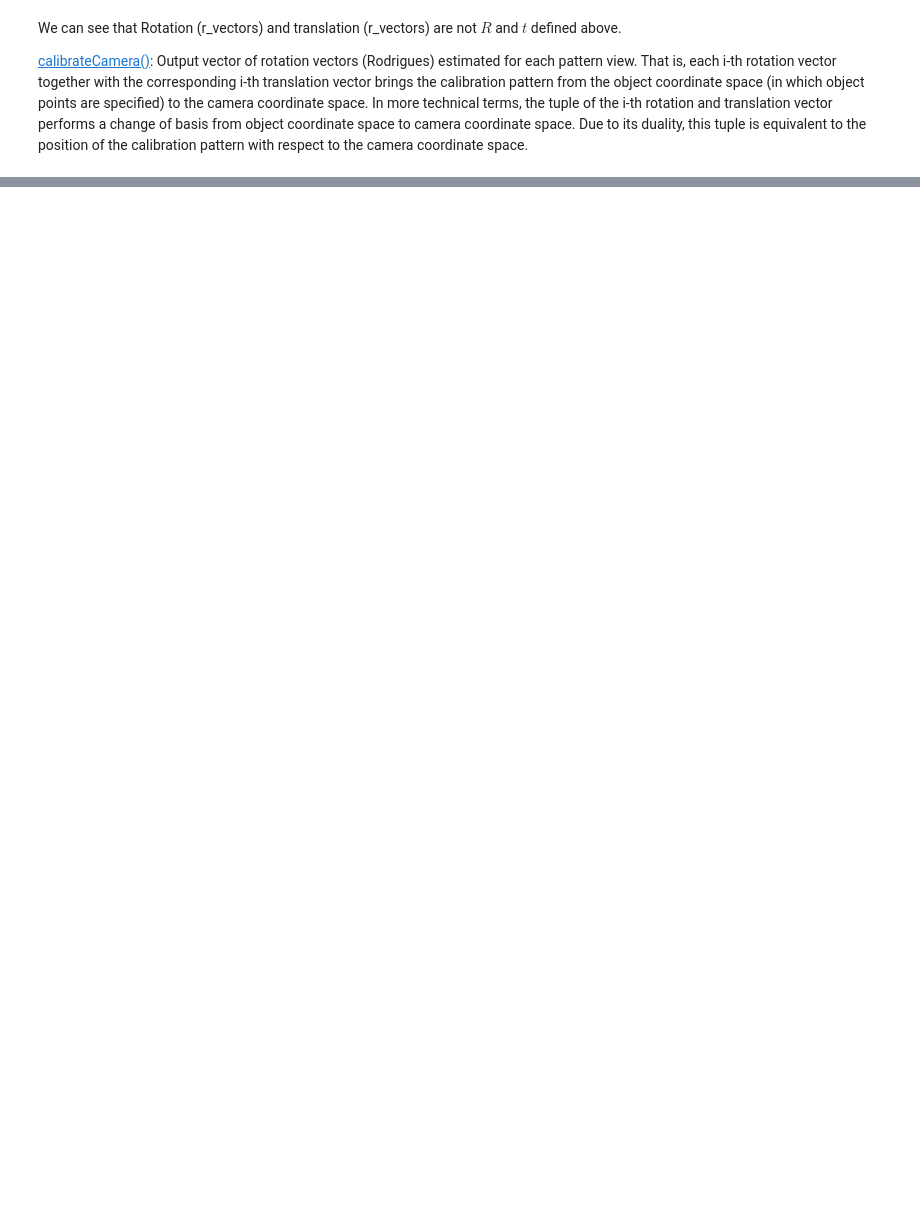
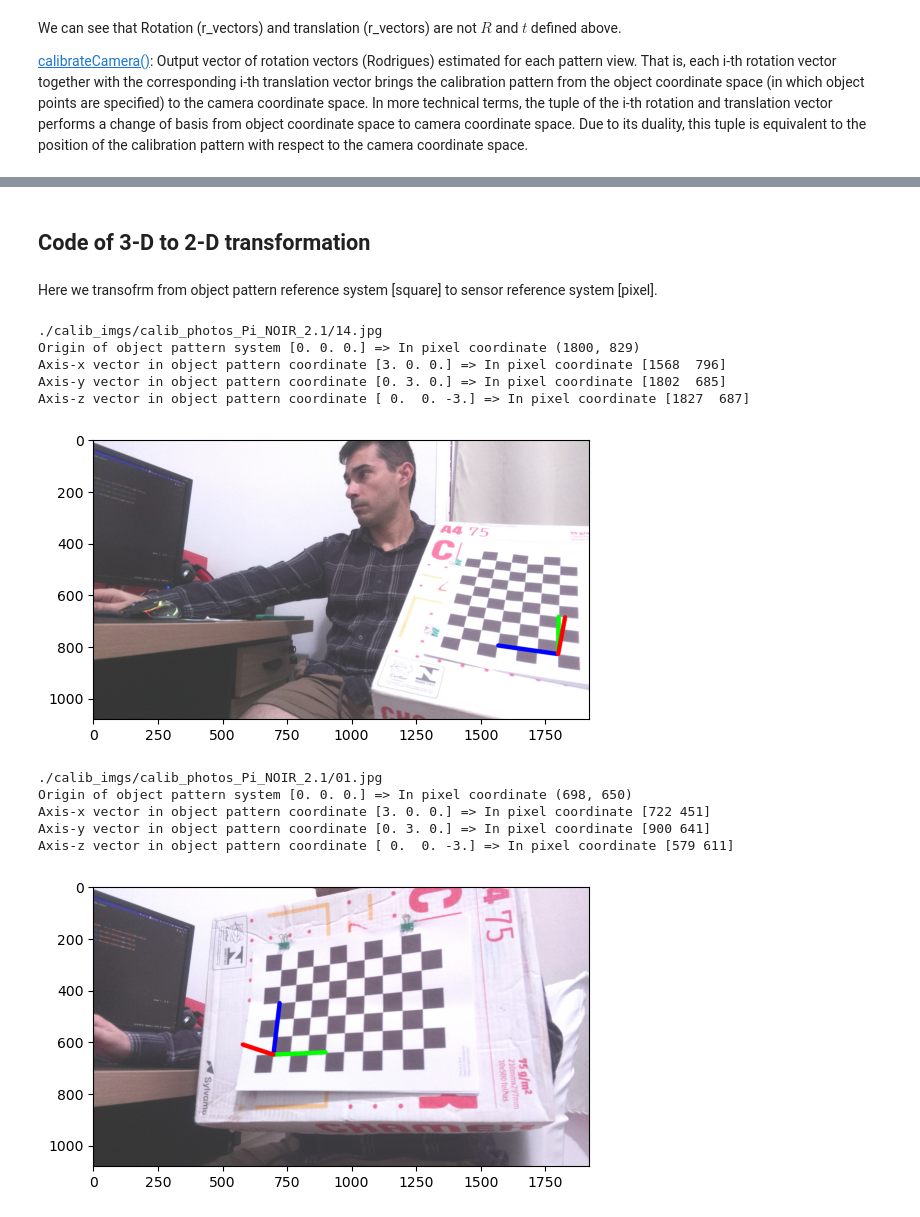
Before and after one commit to HumbertoDiego/lidar-experiments, a Jupyter notebook: Theory-PinholeCameraModel.ipynb, the cells around one changed output, grey strips where cells are left out. Drawn from its saved outputs; the diff is of its cells as text; code cells hidden in the pictures; blank space fills up the shorter version.

```diff
--- a/Theory-PinholeCameraModel.ipynb
+++ b/Theory-PinholeCameraModel.ipynb
@@ -528,0 +771,4 @@ error: OpenCV(4.9.0) :-1: error: (-5:Bad argument) in function 'line'
+# %% [markdown]
+## Code of 3-D to 2-D transformation
+# %% [markdown]
+Here we transofrm from object pattern reference system [square] to sensor reference system [pixel].
@@ -528,0 +798,47 @@ error: OpenCV(4.9.0) :-1: error: (-5:Bad argument) in function 'line'
+# %%
+CHECKERBOARD = (6, 9)
+criteria = (cv2.TERM_CRITERIA_EPS + cv2.TERM_CRITERIA_MAX_ITER, 30, 0.001)
+objp = np.zeros((1, CHECKERBOARD[0]*CHECKERBOARD[1], 3), np.float32)
+objp[0, :, :2] = np.mgrid[0:CHECKERBOARD[0],
+                          0:CHECKERBOARD[1]].T.reshape(-1, 2)
+
+axis = np.float32([[3,0,0], [0,3,0], [0,0,-3]]).reshape(-1,3)
+
+for i in range(2):
+    print()
+    print(image_names[i])
+    img = cv2.imread(image_names[i])
+    gray = cv2.cvtColor(img,cv2.COLOR_BGR2GRAY)
+    ret, corners = cv2.findChessboardCorners(gray, CHECKERBOARD, None)
+    if ret:
+        corners2 = cv2.cornerSubPix(gray, corners, (11,11),(-1,-1),criteria)
+        # Find the rotation and translation vectors.
+        ret, rvecs, tvecs = cv2.solvePnP(objp, corners2, mtx, dist)
+        # project 3D points to image plane
+        imgpts, jac = cv2.projectPoints(axis, rvecs, tvecs, mtx, dist)
+        # rounding pixel coordinates of projected axis
+        imgpts = np.round(imgpts).astype(int)
+        # get 1st corner and rounding pixel coordinates
+        corner = tuple(int(round(num, 0)) for num in corners2[0].ravel())
+        print(f"Origin of object pattern system {objp[0][0]} => In pixel coordinate {corner}")
+        print(f"Axis-x vector in object pattern coordinate {axis[0]} => In pixel coordinate {imgpts[0].ravel()}")
+        print(f"Axis-y vector in object pattern coordinate {axis[1]} => In pixel coordinate {imgpts[1].ravel()}")
+        print(f"Axis-z vector in object pattern coordinate {axis[2]} => In pixel coordinate {imgpts[2].ravel()}")
+        # drawing projected axis on top of the original image
+        img = draw(img,corner,imgpts)
+        # plot
+        plt.imshow(cv2.cvtColor(img, cv2.COLOR_BGR2RGB))
+        plt.show()
+# %% [output]
+./calib_imgs/calib_photos_Pi_NOIR_2.1/14.jpg
+Origin of object pattern system [0. 0. 0.] => In pixel coordinate (1800, 829)
+Axis-x vector in object pattern coordinate [3. 0. 0.] => In pixel coordinate [1568  796]
+Axis-y vector in object pattern coordinate [0. 3. 0.] => In pixel coordinate [1802  685]
+Axis-z vector in object pattern coordinate [ 0.  0. -3.] => In pixel coordinate [1827  687]
+[figure, added]
+./calib_imgs/calib_photos_Pi_NOIR_2.1/01.jpg
+Origin of object pattern system [0. 0. 0.] => In pixel coordinate (698, 650)
+Axis-x vector in object pattern coordinate [3. 0. 0.] => In pixel coordinate [722 451]
+Axis-y vector in object pattern coordinate [0. 3. 0.] => In pixel coordinate [900 641]
+Axis-z vector in object pattern coordinate [ 0.  0. -3.] => In pixel coordinate [579 611]
+[figure, added]
```
Also changed, not shown: parts of 23 cells of this notebook, 2 other files.
